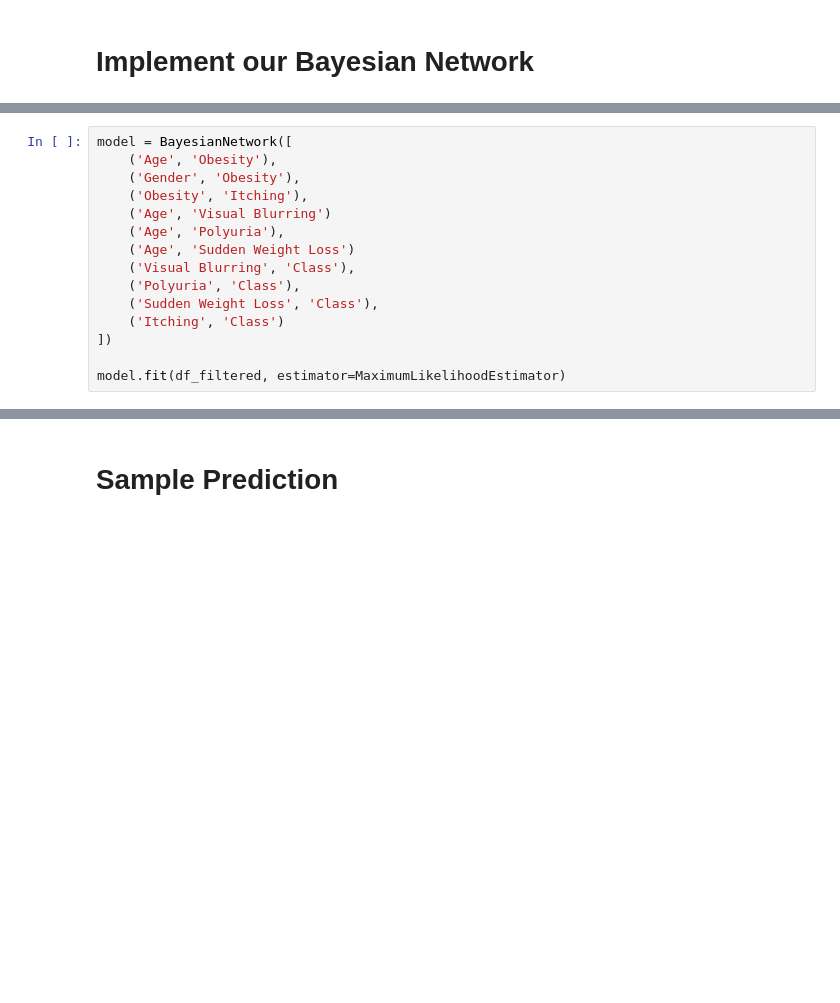
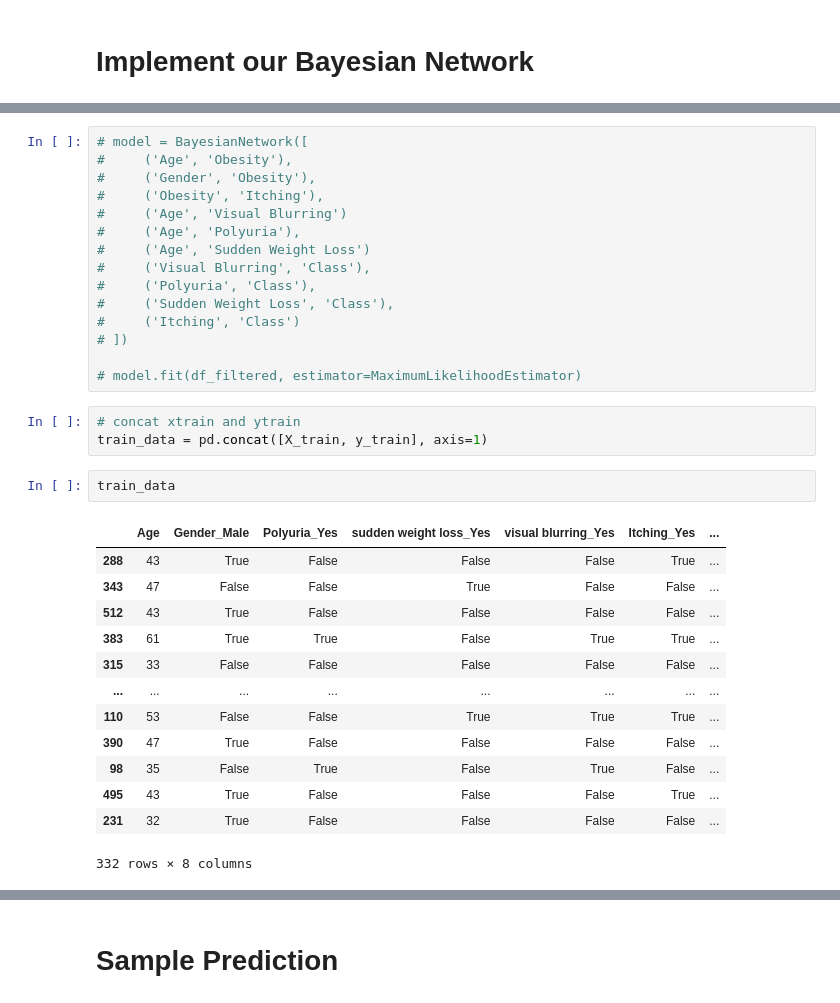
Before and after one commit to jgyj123/diabetes-prediction-tool, a Jupyter notebook: diabetes_prediction.ipynb, the cells around one changed output, grey strips where cells are left out. Saved outputs shown, nothing was run; the diff lists cells and outputs as text; blank space fills up the shorter version.

Commit message:
Upload new model

```diff
--- a/diabetes_prediction.ipynb
+++ b/diabetes_prediction.ipynb
@@ -164,17 +164,36 @@ weighted avg       0.88      0.88      0.88       104
 # %% [markdown]
 ![image.png](attachment:image.png)
 # %%
-model = BayesianNetwork([
-    ('Age', 'Obesity'),
-    ('Gender', 'Obesity'),
-    ('Obesity', 'Itching'),
-    ('Age', 'Visual Blurring')
-    ('Age', 'Polyuria'),
-    ('Age', 'Sudden Weight Loss')
-    ('Visual Blurring', 'Class'),
-    ('Polyuria', 'Class'),
-    ('Sudden Weight Loss', 'Class'),
-    ('Itching', 'Class')
-])
+# model = BayesianNetwork([
+#     ('Age', 'Obesity'),
+#     ('Gender', 'Obesity'),
+#     ('Obesity', 'Itching'),
+#     ('Age', 'Visual Blurring')
+#     ('Age', 'Polyuria'),
+#     ('Age', 'Sudden Weight Loss')
+#     ('Visual Blurring', 'Class'),
+#     ('Polyuria', 'Class'),
+#     ('Sudden Weight Loss', 'Class'),
+#     ('Itching', 'Class')
+# ])
 
-model.fit(df_filtered, estimator=MaximumLikelihoodEstimator)
+# model.fit(df_filtered, estimator=MaximumLikelihoodEstimator)
+# %%
+# concat xtrain and ytrain
+train_data = pd.concat([X_train, y_train], axis=1)
+# %%
+train_data
+# %% [output]
+|  | Age | Gender_Male | Polyuria_Yes | sudden weight loss_Yes | visual blurring_Yes | Itching_Yes | ... |
+| 288 | 43 | True | False | False | False | True | ... |
+| 343 | 47 | False | False | True | False | False | ... |
+| 512 | 43 | True | False | False | False | False | ... |
+| 383 | 61 | True | True | False | True | True | ... |
+| 315 | 33 | False | False | False | False | False | ... |
+| ... | ... | ... | ... | ... | ... | ... | ... |
+| 110 | 53 | False | False | True | True | True | ... |
+| 390 | 47 | True | False | False | False | False | ... |
+| 98 | 35 | False | True | False | True | False | ... |
+| 495 | 43 | True | False | False | False | True | ... |
+| 231 | 32 | True | False | False | False | False | ... |
+332 rows × 8 columns
```
Also changed, not shown: parts of 2 cells of this notebook, 3 other files.
